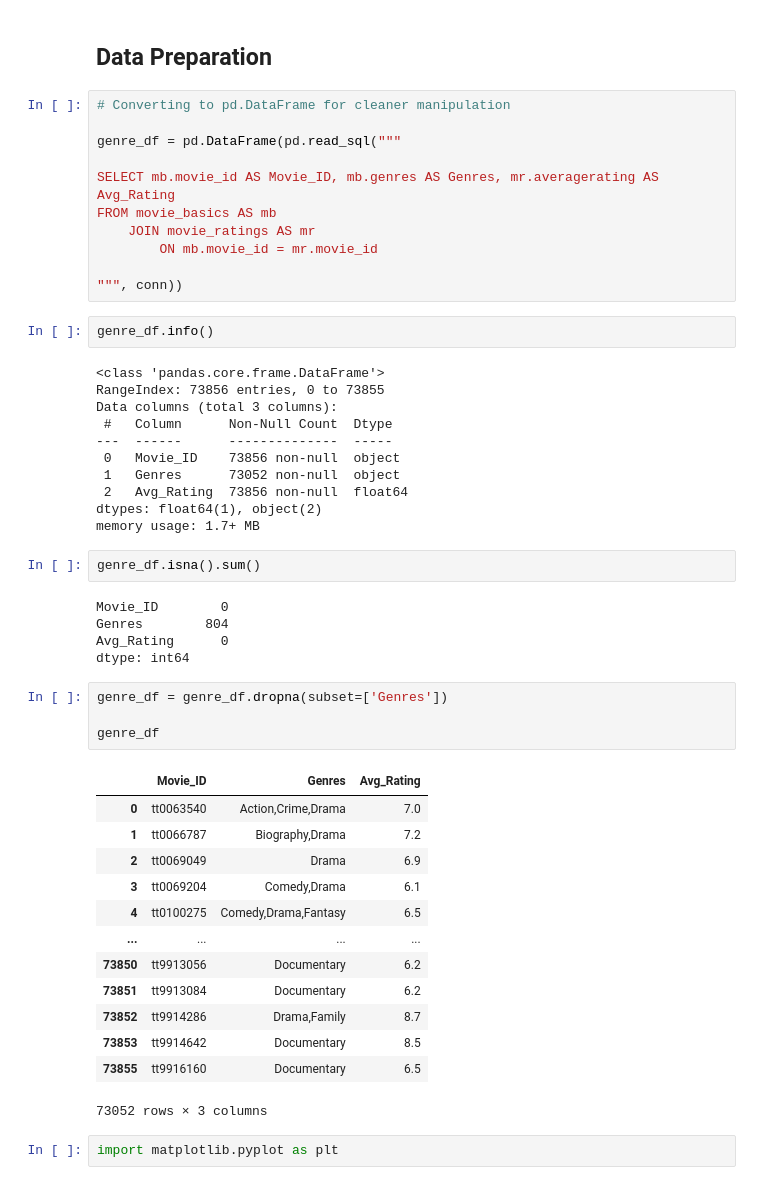
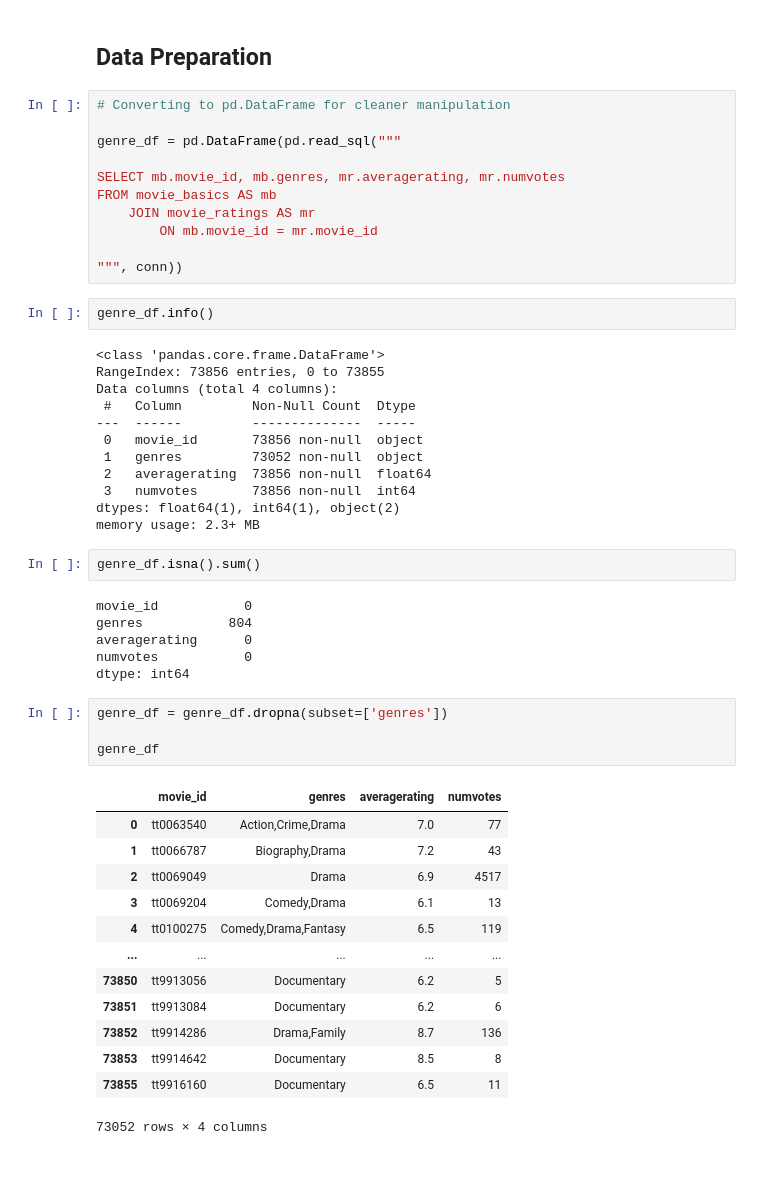
Before and after one commit to claragiurgiu/Microsoft-Movie-Studio-EDA, a Jupyter notebook: Clara_Analysis.ipynb, the cells around one changed output. Drawn from its saved outputs; the diff is of its cells as text.

```diff
--- a/Clara_Analysis.ipynb
+++ b/Clara_Analysis.ipynb
@@ -118,7 +119,7 @@ FROM movie_basics AS mb
 
 genre_df = pd.DataFrame(pd.read_sql("""
 
-SELECT mb.movie_id AS Movie_ID, mb.genres AS Genres, mr.averagerating AS  Avg_Rating
+SELECT mb.movie_id, mb.genres, mr.averagerating, mr.numvotes
 FROM movie_basics AS mb
     JOIN movie_ratings AS mr
         ON mb.movie_id = mr.movie_id
@@ -129,38 +130,38 @@ genre_df.info()
 # %% [output]
 <class 'pandas.core.frame.DataFrame'>
 RangeIndex: 73856 entries, 0 to 73855
-Data columns (total 3 columns):
- #   Column      Non-Null Count  Dtype
----  ------      --------------  -----
- 0   Movie_ID    73856 non-null  object
- 1   Genres      73052 non-null  object
- 2   Avg_Rating  73856 non-null  float64
-dtypes: float64(1), object(2)
-memory usage: 1.7+ MB
+Data columns (total 4 columns):
+ #   Column         Non-Null Count  Dtype
+---  ------         --------------  -----
+ 0   movie_id       73856 non-null  object
+ 1   genres         73052 non-null  object
+ 2   averagerating  73856 non-null  float64
+ 3   numvotes       73856 non-null  int64
+dtypes: float64(1), int64(1), object(2)
+memory usage: 2.3+ MB
 # %%
 genre_df.isna().sum()
 # %% [output]
-Movie_ID        0
-Genres        804
-Avg_Rating      0
+movie_id           0
+genres           804
+averagerating      0
+numvotes           0
 dtype: int64
 # %%
-genre_df = genre_df.dropna(subset=['Genres'])
+genre_df = genre_df.dropna(subset=['genres'])
 
 genre_df
 # %% [output]
-|  | Movie_ID | Genres | Avg_Rating |
-| 0 | tt0063540 | Action,Crime,Drama | 7.0 |
-| 1 | tt0066787 | Biography,Drama | 7.2 |
-| 2 | tt0069049 | Drama | 6.9 |
-| 3 | tt0069204 | Comedy,Drama | 6.1 |
-| 4 | tt0100275 | Comedy,Drama,Fantasy | 6.5 |
-| ... | ... | ... | ... |
-| 73850 | tt9913056 | Documentary | 6.2 |
-| 73851 | tt9913084 | Documentary | 6.2 |
-| 73852 | tt9914286 | Drama,Family | 8.7 |
-| 73853 | tt9914642 | Documentary | 8.5 |
-| 73855 | tt9916160 | Documentary | 6.5 |
+|  | movie_id | genres | averagerating | numvotes |
+| 0 | tt0063540 | Action,Crime,Drama | 7.0 | 77 |
+| 1 | tt0066787 | Biography,Drama | 7.2 | 43 |
+| 2 | tt0069049 | Drama | 6.9 | 4517 |
+| 3 | tt0069204 | Comedy,Drama | 6.1 | 13 |
+| 4 | tt0100275 | Comedy,Drama,Fantasy | 6.5 | 119 |
+| ... | ... | ... | ... | ... |
+| 73850 | tt9913056 | Documentary | 6.2 | 5 |
+| 73851 | tt9913084 | Documentary | 6.2 | 6 |
+| 73852 | tt9914286 | Drama,Family | 8.7 | 136 |
+| 73853 | tt9914642 | Documentary | 8.5 | 8 |
+| 73855 | tt9916160 | Documentary | 6.5 | 11 |
-73052 rows × 3 columns
+73052 rows × 4 columns
-# %%
-import matplotlib.pyplot as plt
```
Also changed, not shown: parts of 12 cells of this notebook.
